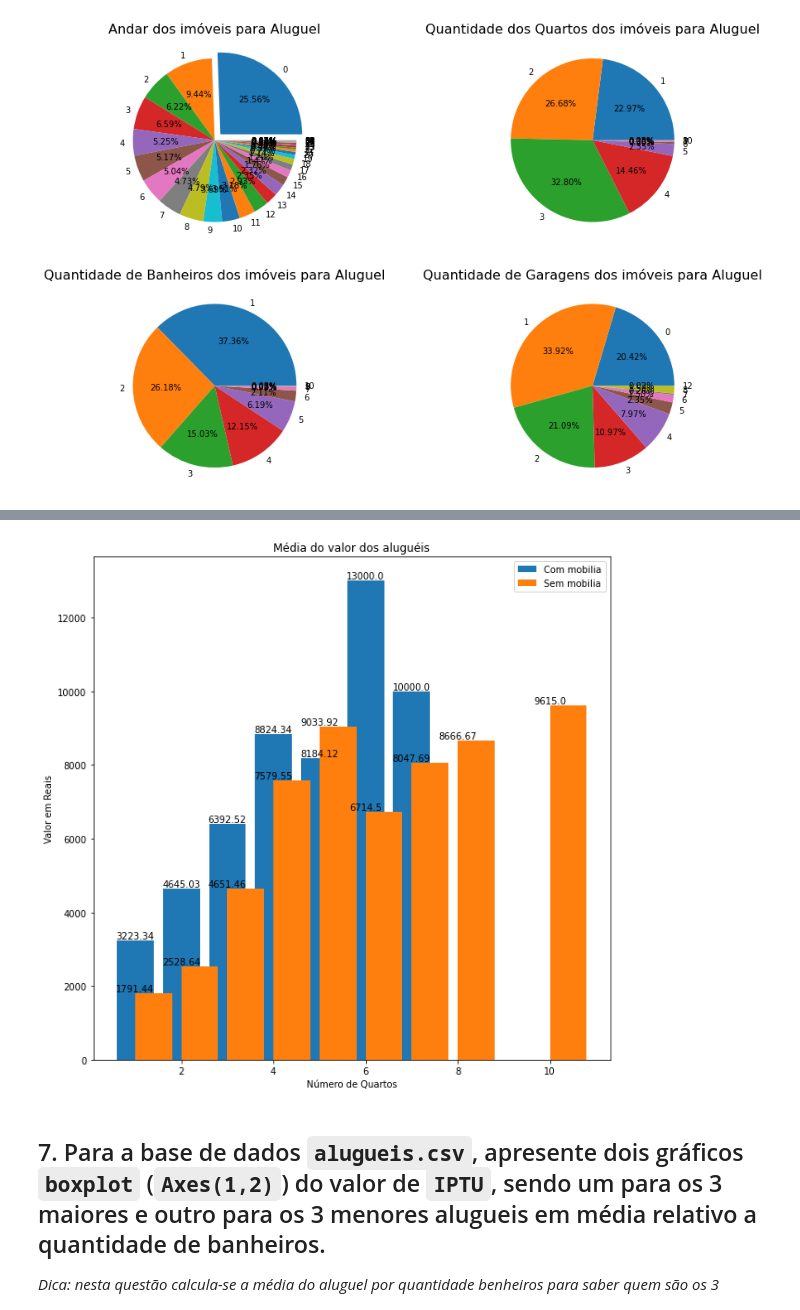
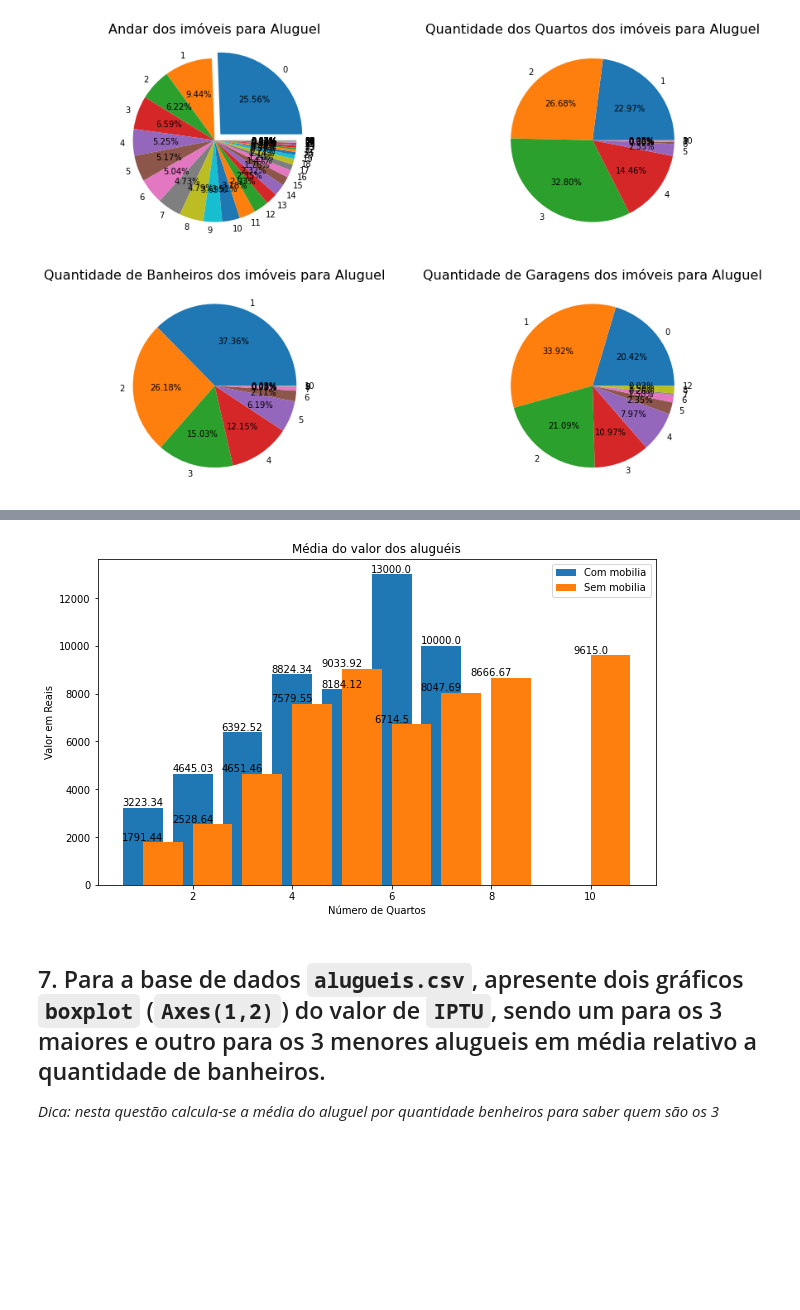
Before and after one commit to andressadarosa/TI2POD, a Jupyter notebook: TI2CORRETO.ipynb, the cells around one changed output, grey strips where cells are left out. Saved outputs shown, nothing was run; the diff lists cells and outputs as text; code cells hidden in the pictures; blank space fills up the shorter version.

```diff
--- a/TI2CORRETO.ipynb
+++ b/TI2CORRETO.ipynb
@@ -339,7 +332,6 @@ Text(0.5, 1.0, 'Quantidade de Garagens dos imóveis para Aluguel')
 ![image-2.png](attachment:image-2.png)
 # %%
 # filtrando apenas as colunas que serão utilizadas nesta questao
-# aux = alugueis.loc[:,['Mobiliado', 'Aluguel', 'Quartos']]
 aux = alugueis[['Mobiliado', 'Aluguel', 'Quartos']]
 
 # SEM MOBILIA
@@ -353,7 +345,7 @@ imoveis_com_mobilia = aux.loc[aux['Mobiliado'] == True] # filtro somente os imov
 dict_com_mobilia = dict(imoveis_com_mobilia.groupby(['Quartos'])['Aluguel'].mean().round(2))
 
 # iniciando o gráfico com as informações corretas
-fig, ax = plt.subplots()
+fig, ax = plt.subplots(figsize=(10, 6))
 
 # para os dados com mobilia
 x_dados = list(dict_com_mobilia.keys()) # as labels serão as achaves do dict
@@ -370,34 +362,34 @@ for i in range(len(x_dados)):
                 horizontalalignment = 'center',
                 verticalalignment = 'bottom'
                )
 
 # para os dados sem mobilia
 x_dados = list(dict_sem.keys())
 y_dados = list(dict_sem.values())
 
 ax.bar(x_dados, y_dados, align='edge')
 
 for i in range(len(x_dados)):
     ax.annotate(y_dados[i],
                 xy = (x_dados[i], y_dados[i]),
                 xycoords ='data',
                 xytext = (x_dados[i], y_dados[i]),
                 textcoords = 'data',
                 horizontalalignment = 'center',
                 verticalalignment = 'bottom'
                )
 
 # declarando as labels do gráfico
 plt.title('Média do valor dos aluguéis')
 plt.xlabel('Número de Quartos')
 plt.ylabel('Valor em Reais')
 # declarando a legenda
 plt.legend(('Com mobilia', 'Sem mobilia'))
 plt.show()
 
 # Nota para o professor: nesta questão faltou apenas posicionar melhor as barras, eu tentei de várias formas mas sempre gerava algum erro. Infelizmente, não consegui!
 # %% [output]
-[figure, old version]
+[figure, new version]
 # %% [markdown]
 ## 7. Para a base de dados `alugueis.csv`, apresente dois gráficos `boxplot`  (`Axes(1,2)`) do valor de `IPTU`, sendo um para os 3 maiores e outro para os 3 menores alugueis em média relativo a quantidade de banheiros.
 
```
Also changed, not shown: parts of 3 cells of this notebook.
